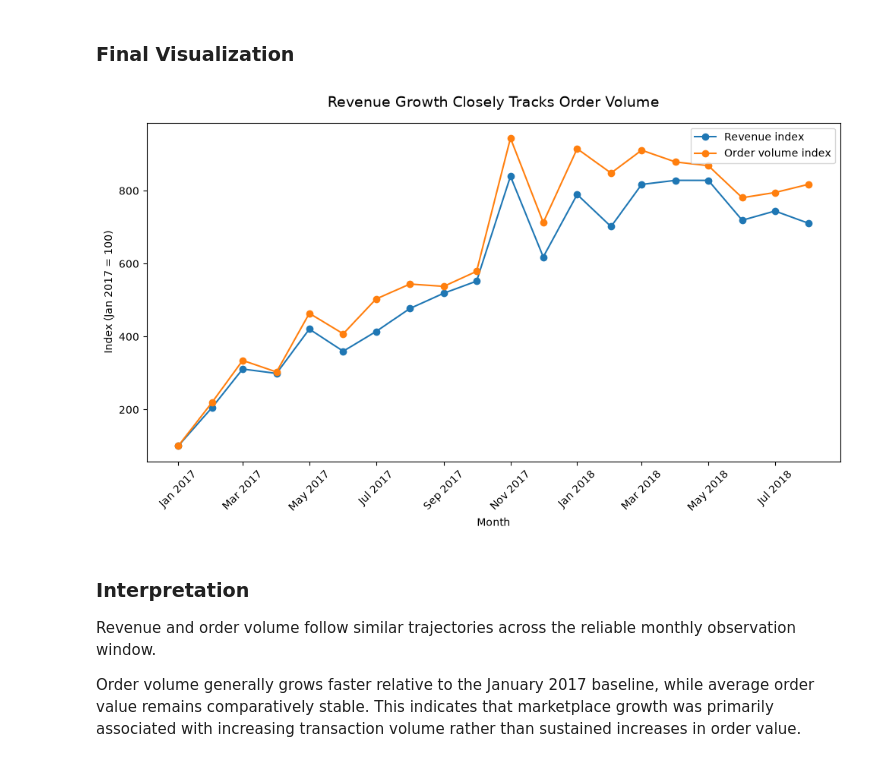
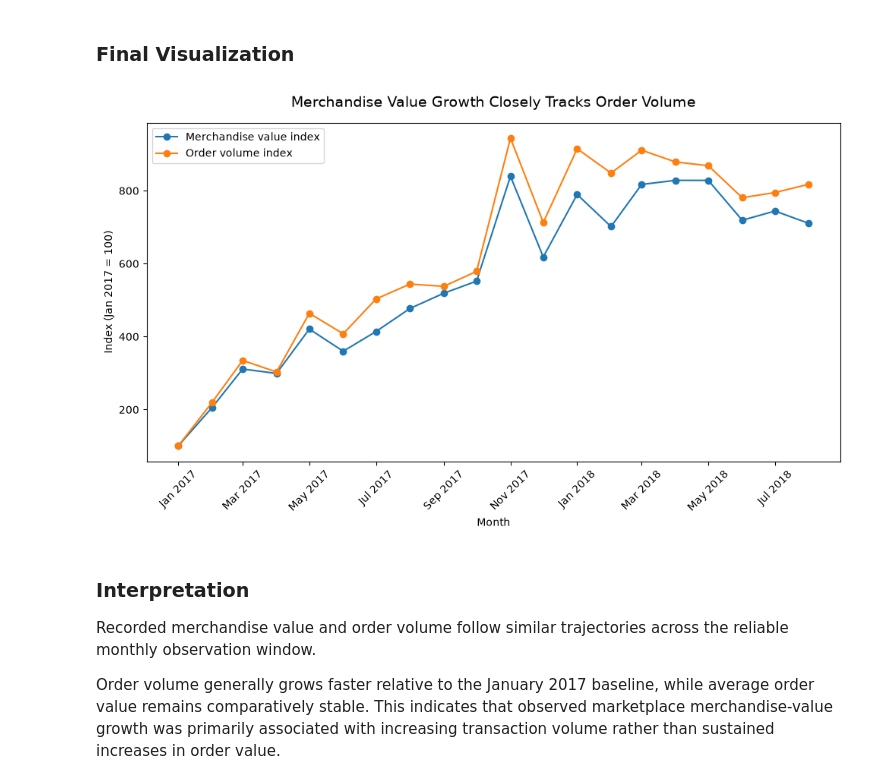
Before and after one commit to jennjxu/olist-customer-growth-analytics, a Jupyter notebook: notebooks/week2_visuals.ipynb, the cells around one changed output. Saved outputs shown, nothing was run; the diff lists cells and outputs as text; code cells hidden in the pictures.

Commit message:
Validate marketplace metrics and clarify BRL reporting

```diff
--- a/notebooks/week2_visuals.ipynb
+++ b/notebooks/week2_visuals.ipynb
@@ -661,7 +661,7 @@ ax.plot(
     df_monthly_chart["month"],
     df_monthly_chart["revenue_index"],
     marker="o",
-    label="Revenue index"
+    label="Merchandise value index"
 )
 
 ax.plot(
@@ -672,40 +672,40 @@ ax.plot(
 )
 
 ax.set_title(
-    "Revenue Growth Closely Tracks Order Volume",
+    "Merchandise Value Growth Closely Tracks Order Volume",
     fontsize=14,
     pad=15
 )
 
 ax.set_xlabel("Month")
 ax.set_ylabel("Index (Jan 2017 = 100)")
 
 ax.xaxis.set_major_locator(
     mdates.MonthLocator(interval=2)
 )
 
 ax.xaxis.set_major_formatter(
     mdates.DateFormatter("%b %Y")
 )
 
 plt.xticks(rotation=45)
 
 ax.legend()
 
 plt.tight_layout()
 
 fig.savefig(
     "../visuals/monthly_revenue_vs_order_volume.png",
     dpi=300,
     bbox_inches="tight"
 )
 
 plt.show()
 # %% [output]
-[figure, old version]
+[figure, new version]
 # %% [markdown]
 ### Interpretation
 
-Revenue and order volume follow similar trajectories across the reliable monthly observation window.
+Recorded merchandise value and order volume follow similar trajectories across the reliable monthly observation window.
 
-Order volume generally grows faster relative to the January 2017 baseline, while average order value remains comparatively stable. This indicates that marketplace growth was primarily associated with increasing transaction volume rather than sustained increases in order value.
+Order volume generally grows faster relative to the January 2017 baseline, while average order value remains comparatively stable. This indicates that observed marketplace merchandise-value growth was primarily associated with increasing transaction volume rather than sustained increases in order value.
```
Also changed, not shown: parts of 19 cells of this notebook, 7 other files.
